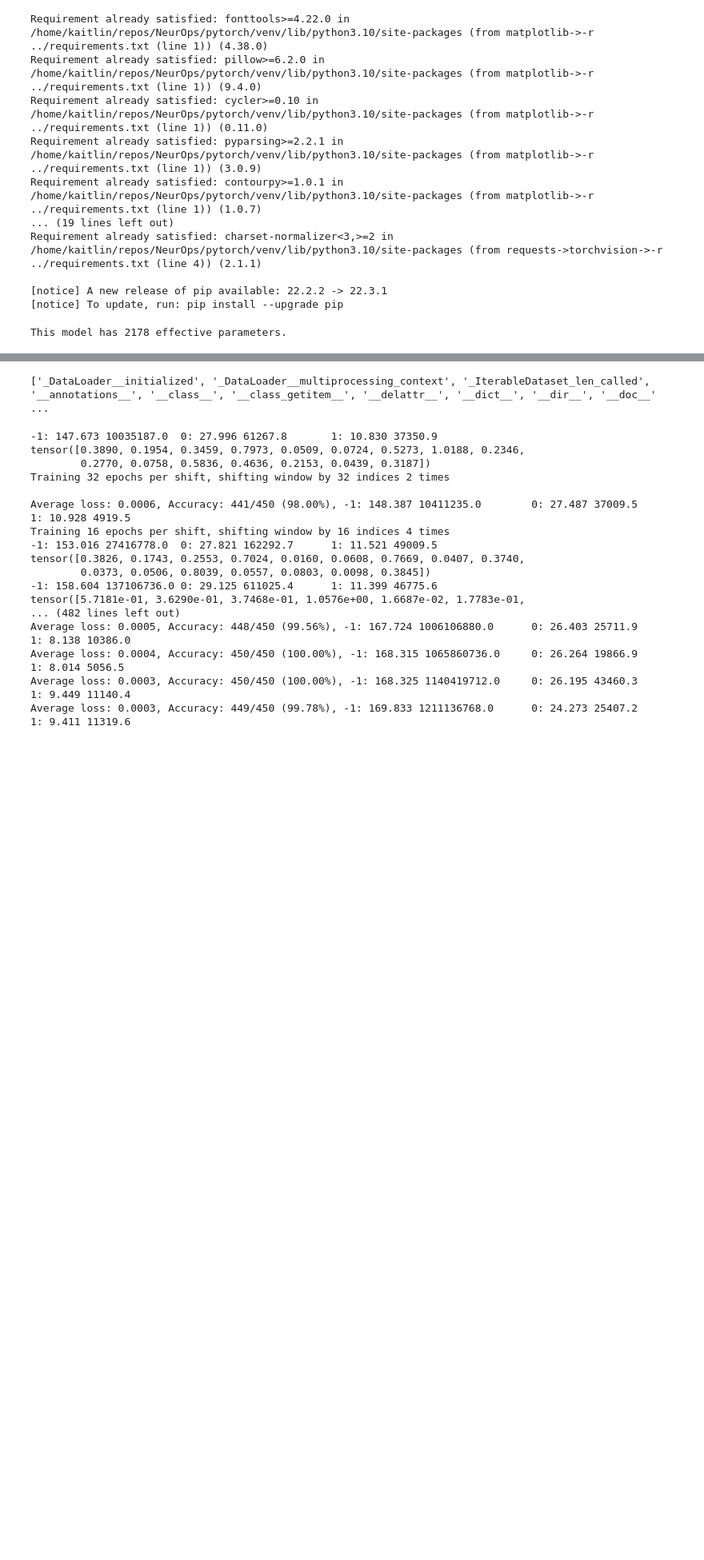
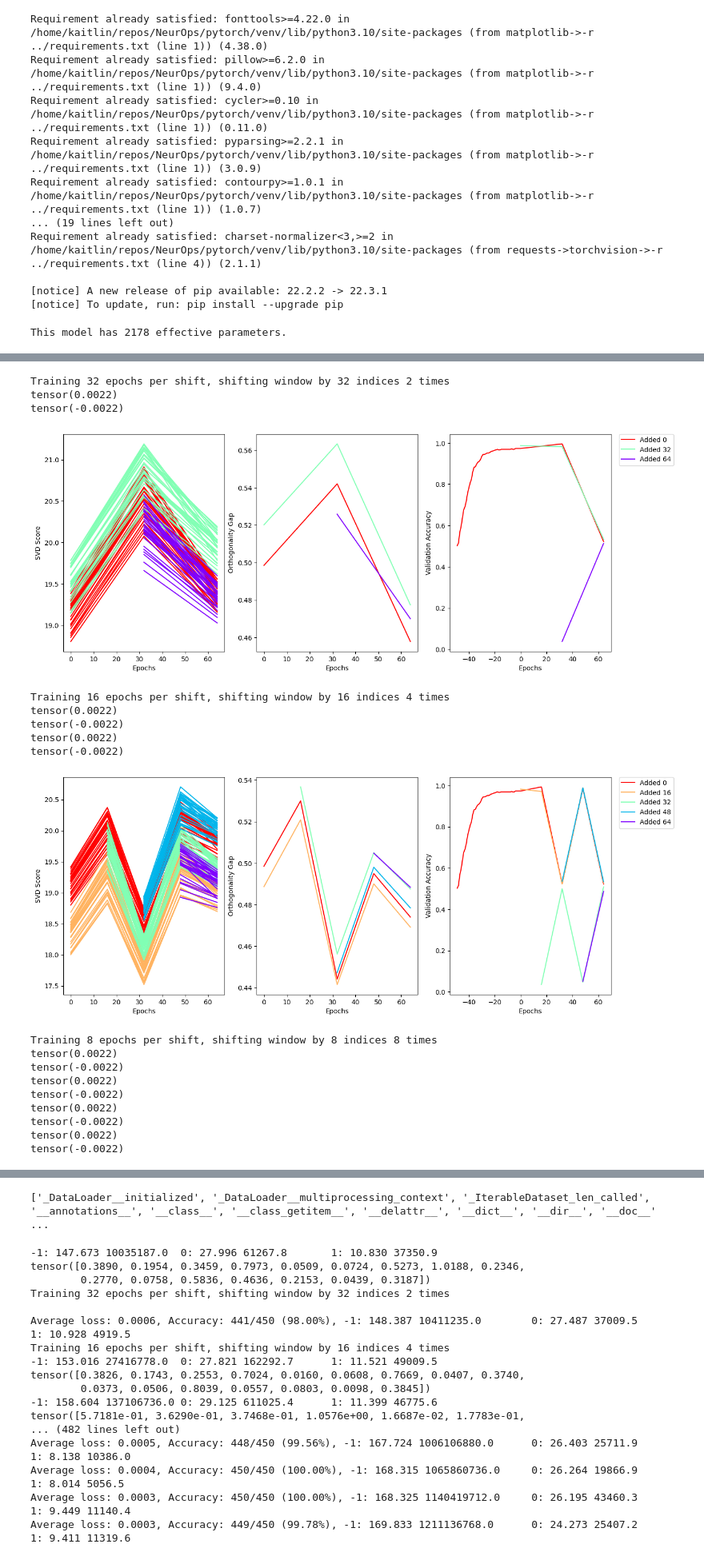
Before and after one commit to k8lion/GrowAndPrune, a Jupyter notebook: src/sandbox.ipynb, the cells around one changed output, grey strips where cells are left out. Shown at 80% size. Drawn from its saved outputs; the diff is of its cells as text; code cells hidden in the pictures; blank space fills up the shorter version.

```diff
--- a/src/sandbox.ipynb
+++ b/src/sandbox.ipynb
@@ -81,25 +63,80 @@ Validation: Average loss: 0.0007, Accuracy: 439/450 (97.56%)
 #modded_data.shift_distribution(-1, 100)
 #modded_train_loader, modded_val_loader, modded_test_loader = split_dataset(modded_data, val_size = 0.1, test_size = 0.1, batch_size = 128)
 # %%
-for power in range(int(math.log(base_data.input_dim, 2))):
+cmap = plt.get_cmap('rainbow')
+
+for power in range(int(math.log(base_data.input_dim, 2))-2):
     mod = copy.deepcopy(model)
     mod_optimizer = torch.optim.SGD(mod.parameters(), lr=0.01)
     mod_optimizer.load_state_dict(optimizer.state_dict())
 
+    loss, acc = test(mod, val_loader, criterion, device=device, regression=regression, verbose=False)
+    accs = [list(pre_accs)]
+    svd_scores = [svd_score(mod.activations["0"]).unsqueeze(0)]
+    orthog_gaps = [[orthogonality_gap(mod.activations["0"])]]
+
+    timestamp = list(range(-50, 1))
+
     shift = 2**(int(math.log(base_data.input_dim, 2))-power-1)
     datasets = [val_loader]
+
     print("Training {} epochs per shift, shifting window by {} indices {} times".format(64//int(base_data.input_dim/shift), shift, int(base_data.input_dim/shift)))
     for step in range(int(base_data.input_dim/shift)):
         modded_data = copy.deepcopy(base_data)
-        modded_data.shift_window((step+1)*shift)
-        print(modded_data.window_index, end=", ")
+        modded_data.shift_distribution(multiplier=(-1)**step, recompute_y=False)
+        #modded_data.shift_distribution(adder=((step+1)*shift)/32, recompute_y=False)
+        #modded_data.shift_window((step+1)*shift)
+        print(modded_data.X.mean())
         modded_train_loader, modded_val_loader, modded_test_loader = split_dataset(modded_data, val_size = 0.1, test_size = 0.1, batch_size = 128)
         datasets.append(modded_val_loader)
+        loss, acc = test(mod, modded_val_loader, criterion, device=device, regression=regression, verbose=False)
+        accs.append([acc])
+        svd_scores.append(svd_score(mod.activations["0"]).unsqueeze(0))
+        orthog_gaps.append([orthogonality_gap(mod.activations["0"])])
         train(mod, modded_train_loader, mod_optimizer, criterion, epochs=64//int(base_data.input_dim/shift), val_loader=modded_val_loader, device=device, regression=regression, verbose=False, val_verbose=False)
-    print()
-    for vl in datasets:
-        test(mod, vl, criterion, device=device, regression=regression, metrics=True)
-        print(", ", end="")
-        for key, value in mod.activations.items():
-            print("{}: {:.3f} {}".format(key, effective_rank(value, partial=True).item(), round(orthogonality_gap(value).item(), 1)), end="\t")
-        print()
+        timestamp.append(timestamp[-1]+64//int(base_data.input_dim/shift))
+        for i, vl in enumerate(datasets):
+            loss, acc = test(mod, vl, criterion, device=device, regression=regression, verbose=False)
+            accs[i].append(acc)
+            svd_scores[i] = torch.cat((svd_scores[i], svd_score(mod.activations["0"]).unsqueeze(0)), dim=0)
+            orthog_gaps[i].append(orthogonality_gap(mod.activations["0"]))
+
+    #plot the svd scores
+    colors = [cmap(i) for i in np.linspace(1, 0, len(svd_scores))]
+    fig, (ax1, ax2, ax3) = plt.subplots(1,3, figsize=(15,6))
+    for i, scores in enumerate(svd_scores):
+        for neuron in range(scores.shape[1]):
+            ax1.plot(timestamp[-len(scores[:,neuron]):], scores[:,neuron], color=colors[i], label="Window {}".format(int(i*(64//(len(svd_scores)-1)))) if neuron == 0 else None)
+    ax1.set_xlabel("Epochs")
+    ax1.set_ylabel("SVD Score")
+    for i, gaps in enumerate(orthog_gaps):
+        ax2.plot(timestamp[-len(gaps):], gaps, color=colors[i], label="Added {}".format(int(i*(64//(len(svd_scores)-1)))))
+        ax3.plot(timestamp[-len(accs[i]):], accs[i], color=colors[i], label="Added {}".format(int(i*(64//(len(svd_scores)-1)))))
+    ax2.set_xlabel("Epochs")
+    ax2.set_ylabel("Orthogonality Gap")
+    ax3.set_xlabel("Epochs")
+    ax3.set_ylabel("Validation Accuracy")
+    ax3.legend(bbox_to_anchor=(1.05, 1), loc='upper left', borderaxespad=0.)
+    plt.show()
+
+    #print(datasets[0].dataset.y == datasets[-1].dataset.y)
+# %% [output]
+Training 32 epochs per shift, shifting window by 32 indices 2 times
+tensor(0.0022)
+tensor(-0.0022)
+[figure, added]
+Training 16 epochs per shift, shifting window by 16 indices 4 times
+tensor(0.0022)
+tensor(-0.0022)
+tensor(0.0022)
+tensor(-0.0022)
+[figure, added]
+Training 8 epochs per shift, shifting window by 8 indices 8 times
+tensor(0.0022)
+tensor(-0.0022)
+tensor(0.0022)
+tensor(-0.0022)
+tensor(0.0022)
+tensor(-0.0022)
+tensor(0.0022)
+tensor(-0.0022)
```
Also changed, not shown: parts of 3 cells of this notebook, 1 other file.
